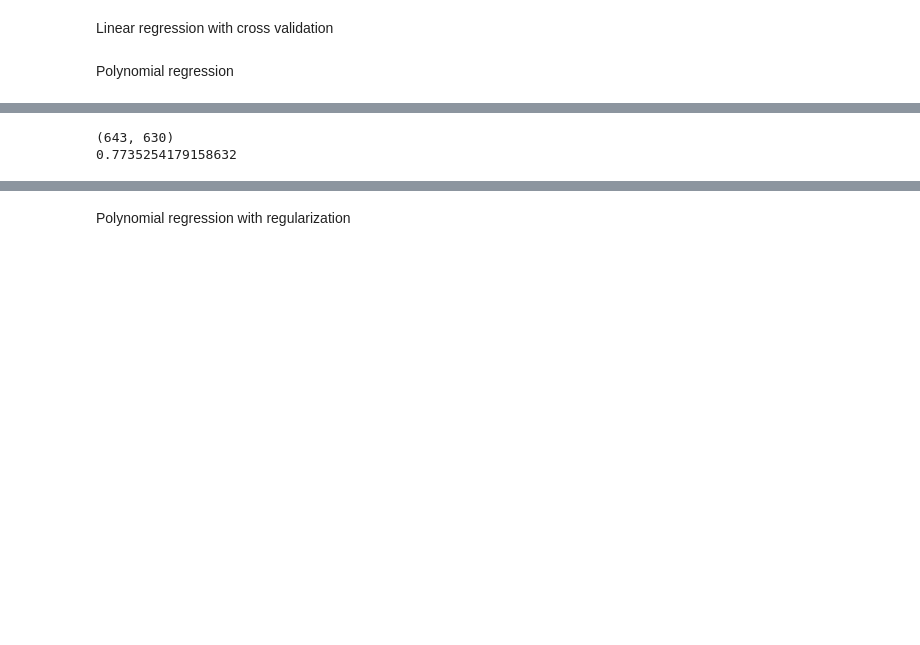
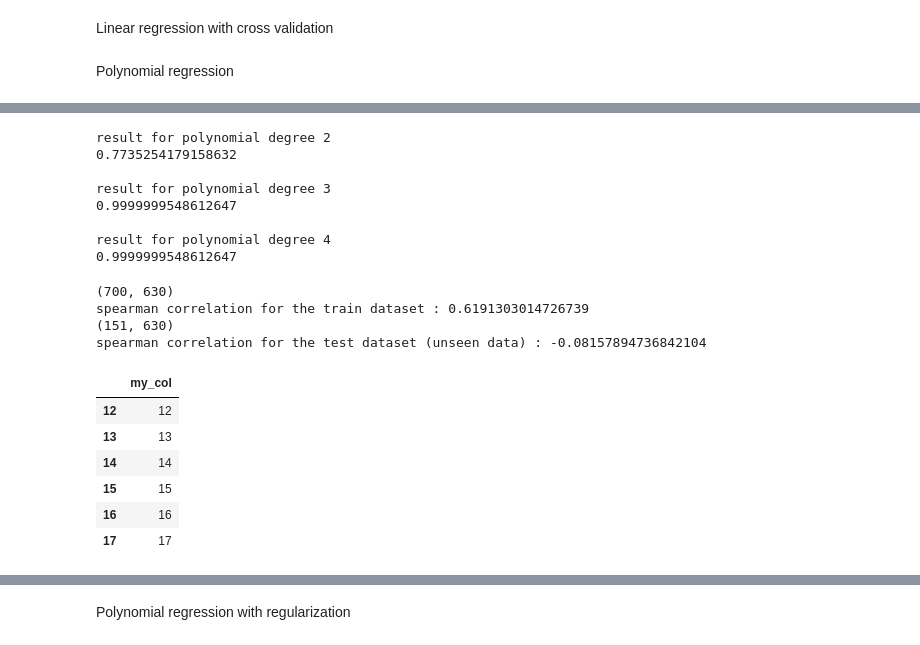
Before and after one commit to garou404/QRT-ENS-Data-Challenge-2023, a Jupyter notebook: data-separated-approach.ipynb, the cells around one changed output, grey strips where cells are left out. Saved outputs shown, nothing was run; the diff lists cells and outputs as text; code cells hidden in the pictures; blank space fills up the shorter version.

Commit message:
polynomial regression overfitting test

```diff
--- a/data-separated-approach.ipynb
+++ b/data-separated-approach.ipynb
@@ -194,11 +194,12 @@ Linear regression with cross validation
 Polynomial regression
 # %%
 from sklearn.preprocessing import PolynomialFeatures
-
-poly_var = PolynomialFeatures(degree=2).fit_transform(df_X_train_fr)
-print(poly_var.shape)
-lr = LinearRegression()
-lr.fit(poly_var, df_y_train_fr['TARGET'])
-y_predict_fr = lr.predict(poly_var)
-show_spearman_correlation(y_predict_fr, df_y_train_fr)
+for i in range(2,5):
+    poly_var = PolynomialFeatures(degree=i).fit_transform(df_X_train_fr)
+    lr = LinearRegression()
+    lr.fit(poly_var, df_y_train_fr['TARGET'])
+    y_predict_fr = lr.predict(poly_var)
+    print(f'result for polynomial degree {i}')
+    show_spearman_correlation(y_predict_fr, df_y_train_fr)
+    print()
 # %% [output]
@@ -207,12 +214,55 @@ show_spearman_correlation(y_predict_fr, df_y_train_fr)
 # %%
 from sklearn.preprocessing import PolynomialFeatures
-
-poly_var = PolynomialFeatures(degree=2).fit_transform(df_X_train_de)
-print(poly_var.shape)
-lr = LinearRegression()
-lr.fit(poly_var, df_y_train_de['TARGET'])
-y_predict_de = lr.predict(poly_var)
-show_spearman_correlation(y_predict_de, df_y_train_de)
+for i in range(2,5):
+    poly_var = PolynomialFeatures(degree=i).fit_transform(df_X_train_de)
+    lr = LinearRegression()
+    lr.fit(poly_var, df_y_train_de['TARGET'])
+    y_predict_de = lr.predict(poly_var)
+    print(f'result for polynomial degree {i}')
+    show_spearman_correlation(y_predict_de, df_y_train_de)
+    print()
 # %% [output]
-(643, 630)
+result for polynomial degree 2
 0.7735254179158632
+
+result for polynomial degree 3
+0.9999999548612647
+
+result for polynomial degree 4
+0.9999999548612647
+# %%
+x_train_fr = df_X_train_fr[:700]
+y_train_fr = df_y_train_fr[:700]
+x_test_fr = df_X_train_fr[700:]
+y_test_fr = df_y_train_fr[700:]
+
+
+poly_var = PolynomialFeatures(degree=2).fit_transform(x_train_fr)
+print(poly_var.shape)
+lr = LinearRegression()
+lr.fit(poly_var, y_train_fr['TARGET'])
+y_predict_fr = lr.predict(poly_var)
+
+print(f"spearman correlation for the train dataset : {get_spearman_cor(y_predict_fr, y_train_fr)}")
+poly_var_test = PolynomialFeatures(degree=2).fit_transform(x_test_fr)
+print(poly_var_test.shape)
+y_test_predict_fr = lr.predict(poly_var_test)
+
+print(f"spearman correlation for the test dataset (unseen data) : {get_spearman_cor(y_test_predict_fr, y_test_fr)}")
+# %% [output]
+(700, 630)
+spearman correlation for the train dataset : 0.6191303014726739
+(151, 630)
+spearman correlation for the test dataset (unseen data) : -0.08157894736842104
+# %%
+data = [i for i in range(20)]
+df_test = pd.DataFrame(data=data, columns=['my_col'])
+pd.concat([df_test[0:0], df_test[12:18]])
+# %% [output]
+|  | my_col |
+| 12 | 12 |
+| 13 | 13 |
+| 14 | 14 |
+| 15 | 15 |
+| 16 | 16 |
+| 17 | 17 |
```
Also changed, not shown: parts of 6 cells of this notebook.
